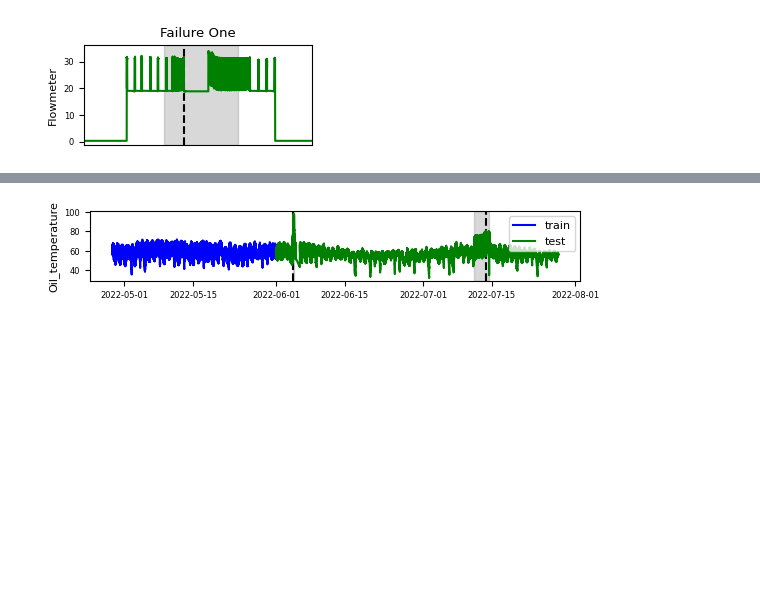
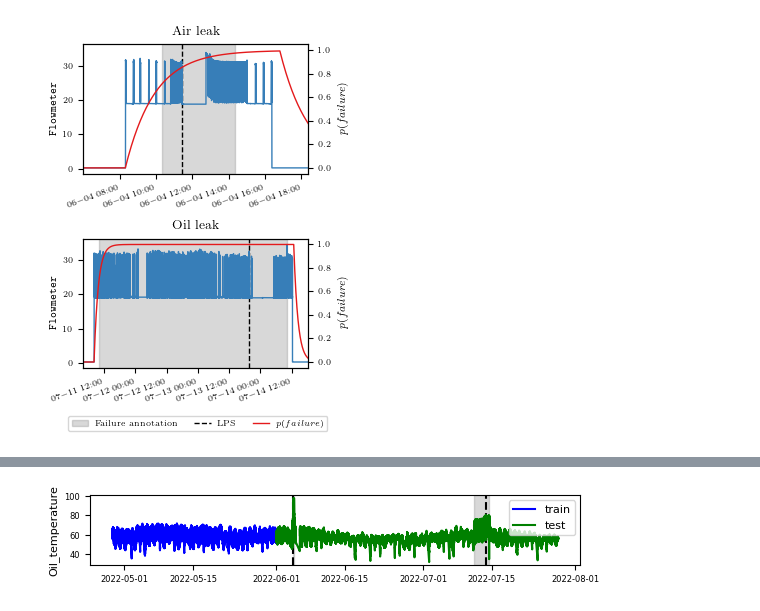
Before and after one commit to MatthiasJakobs/metro-xai, a Jupyter notebook: notebooks/plots.ipynb, the cells around one changed output, grey strips where cells are left out. Cells and saved outputs as stored; diff of their text form; code cells hidden in the pictures; blank space fills up the shorter version.

```diff
--- a/notebooks/plots.ipynb
+++ b/notebooks/plots.ipynb
@@ -10,16 +22 @@ df.reset_index(drop=True, inplace=True)
-# %%
-width_pt = 416.1325
-inches_per_pt = 1 / 72.27
-width = width_pt * inches_per_pt
-
-tex_fonts = {
-    # Use 10pt font in plots, to match 10pt font in document
-    "axes.labelsize": 8,
-    "font.size": 8,
-    # Make the legend/label fonts a little smaller
-    "legend.fontsize": 8,
-    "xtick.labelsize": 6,
-    "ytick.labelsize": 6
-}
-plt.rcParams.update(tex_fonts)
 # %%
@@ -41,20 +39,46 @@ plt.savefig('plots/flowmeter.pdf', transparent=True)
 # %%
-plt.figure(figsize=(0.5*width, 0.5*width * 1/2))
-plt.ylabel('Flowmeter')
+p_failure = np.load('../data/pt2_waenogan_output.npy')
+rot = 20
+c_flowmeter = 'C1'
+c_p = 'C0'
+fig, axs = default_plot(subplots=(2, 1), sharey=True, sharex=False, height_fraction=1)
+axs[0].set_ylabel(r'\texttt{Flowmeter}')
+axs[1].set_ylabel(r'\texttt{Flowmeter}')
+
 # Plot failure one - air pressure
-plt.axvspan(xmin=np.datetime64('2022-06-04T10:19:24.300000000'), xmax=np.datetime64('2022-06-04T14:22:39.188000000'), color='gray', alpha=0.3)
-plt.axvline(x=np.datetime64('2022-06-04T11:26:01.422000000'), color='black', linestyle='--')
-# Plot failure two - oil leak
-plt.axvspan(xmin=np.datetime64('2022-07-11T10:10:18.948000000'), xmax=np.datetime64('2022-07-14T10:22:08.046000000'), color='gray', alpha=0.3)
-plt.axvline(x=np.datetime64('2022-07-13T19:43:52.593000000'), color='black', linestyle='--')
-plt.plot(df.timestamp[df.timestamp > '2022-06-01T00:00:00'], df['Flowmeter'][df.timestamp > '2022-06-01T00:00:00'], color='green')
-plt.xlim(np.datetime64('2022-06-04T06:00:00.300000000'), np.datetime64('2022-06-04T18:22:39.188000000'))
-plt.xticks([])
-plt.title('Failure One')
-plt.tight_layout()
-plt.savefig('plots/flowmeter_f1.pdf', transparent=True)
+axs[0].axvspan(xmin=np.datetime64('2022-06-04T10:19:24.300000000'), xmax=np.datetime64('2022-06-04T14:22:39.188000000'), color='gray', alpha=0.3, label='Failure annotation')
+axs[0].axvline(x=np.datetime64('2022-06-04T11:26:01.422000000'), color='black', linestyle='--', label='LPS')
+
+axs[0].plot(df.timestamp[df.timestamp > '2022-06-01T00:00:00'], df['Flowmeter'][df.timestamp > '2022-06-01T00:00:00'], color=c_flowmeter)
+axs[0].set_xlim(np.datetime64('2022-06-04T06:00:00.300000000'), np.datetime64('2022-06-04T18:22:39.188000000'))
+#axs[0].set_xticks([])
+axs[0].set_title('Air leak')
+axs[0].set_xticks(axs[0].get_xticks(), axs[0].get_xticklabels(), rotation=rot, ha='right')
+
+ax2 = axs[0].twinx()
+ax2.set_ylabel(r'$p(failure)$')
+ax2.plot(test_chunk_dates[:, 1], p_failure, color=c_p, label=r'$p(failure)$')
+
+
+axs[1].axvspan(xmin=np.datetime64('2022-07-11T10:10:18.948000000'), xmax=np.datetime64('2022-07-14T10:22:08.046000000'), color='gray', alpha=0.3)
+axs[1].axvline(x=np.datetime64('2022-07-13T19:43:52.593000000'), color='black', linestyle='--')
+axs[1].plot(df.timestamp[df.timestamp > '2022-06-01T00:00:00'], df['Flowmeter'][df.timestamp > '2022-06-01T00:00:00'], color=c_flowmeter)
+axs[1].set_xlim(np.datetime64('2022-07-11T04:00:00.300000000'), np.datetime64('2022-07-14T18:22:39.188000000'))
+#axs[1].set_xticks([])
+axs[1].set_title('Oil leak')
+axs[1].set_xticks(axs[1].get_xticks(), axs[1].get_xticklabels(), rotation=rot, ha='right')
+
+ax2 = axs[1].twinx()
+ax2.set_ylabel(r'$p(failure)$')
+ax2.plot(test_chunk_dates[:, 1], p_failure, color=c_p)
+
+#fig.autofmt_xdate(rotation=45)
+#fig.legend(ncols=3, bbox_to_anchor=(0.1, 1), loc='lower left')
+fig.legend(ncols=3, bbox_to_anchor=(0.5, -0.05), loc='lower center')
+fig.tight_layout()
+fig.savefig('../plots/flowmeter_combined.pdf', transparent=True, bbox_inches='tight')
 # %% [output]
-[figure, old version]
+[figure, new version]
 # %%
 plt.figure(figsize=(0.5*width, 0.5*width * 1/2))
 plt.ylabel('Flowmeter')
```
Also changed, not shown: parts of 4 cells of this notebook, 3 other files.
